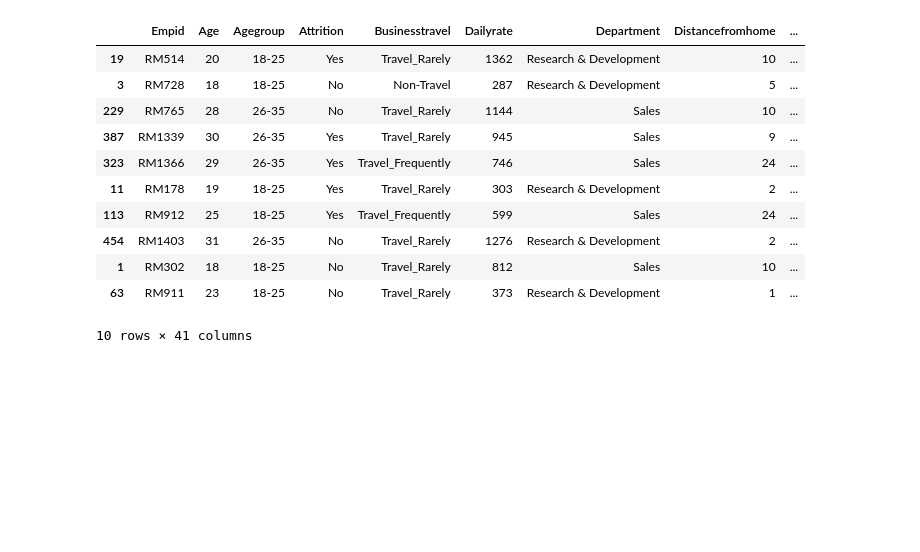
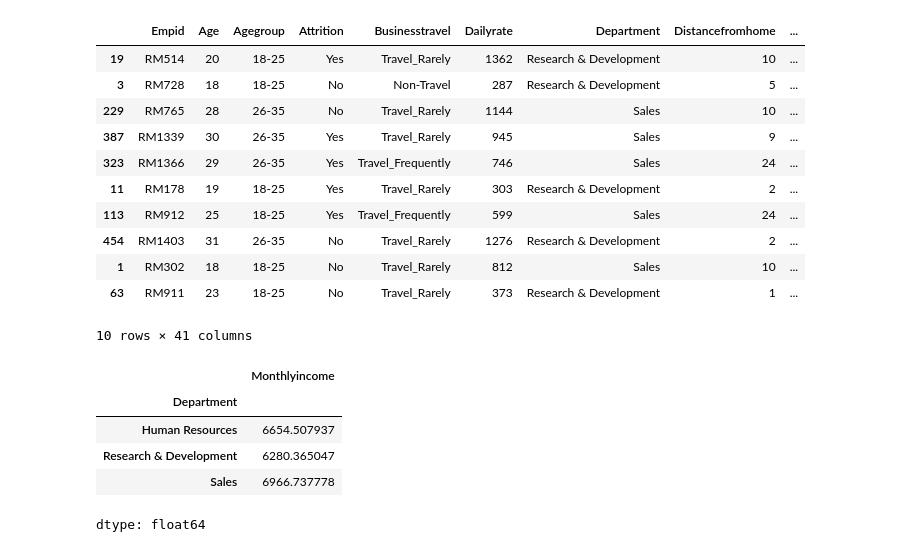
Before and after one commit to Rohit3435/HR-Analytics-PowerBI-Dashboard, a Jupyter notebook: HR_Analytics_End_to_End_Project.ipynb, the cells around one changed output. Drawn from its saved outputs; the diff is of its cells as text; code cells hidden in the pictures; blank space fills up the shorter version.

```diff
--- a/HR_Analytics_End_to_End_Project.ipynb
+++ b/HR_Analytics_End_to_End_Project.ipynb
@@ -362,3 +362,12 @@ df.nsmallest(10,'Monthlyincome')
 | 1 | RM302 | 18 | 18-25 | No | Travel_Rarely | 812 | Sales | 10 | ... |
 | 63 | RM911 | 23 | 18-25 | No | Travel_Rarely | 373 | Research & Development | 1 | ... |
 10 rows × 41 columns
+# %%
+df.groupby('Department')['Monthlyincome'].mean()
+# %% [output]
+|  | Monthlyincome |
+| Department |  |
+| Human Resources | 6654.507937 |
+| Research & Development | 6280.365047 |
+| Sales | 6966.737778 |
+dtype: float64
```
Also changed, not shown: parts of 2 cells of this notebook.
